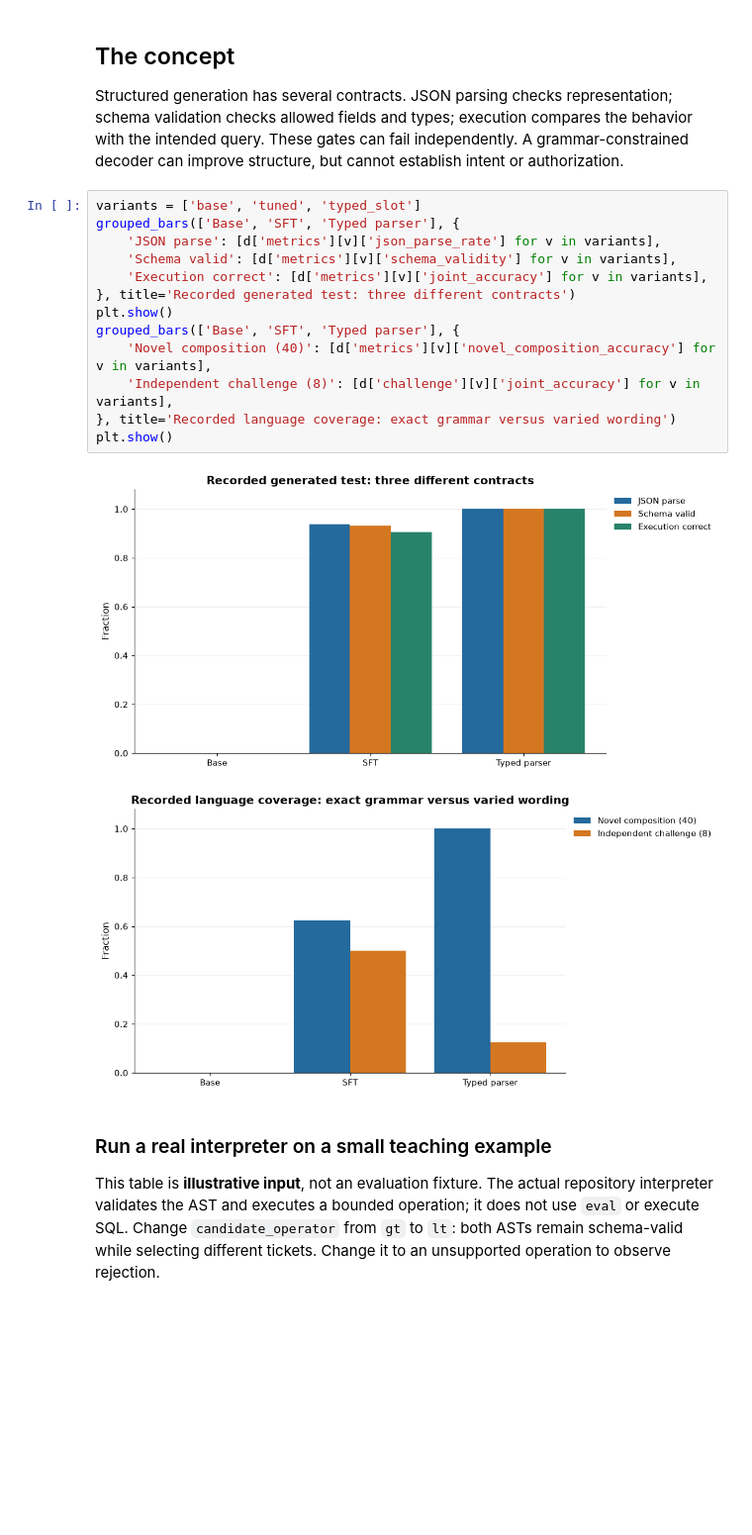
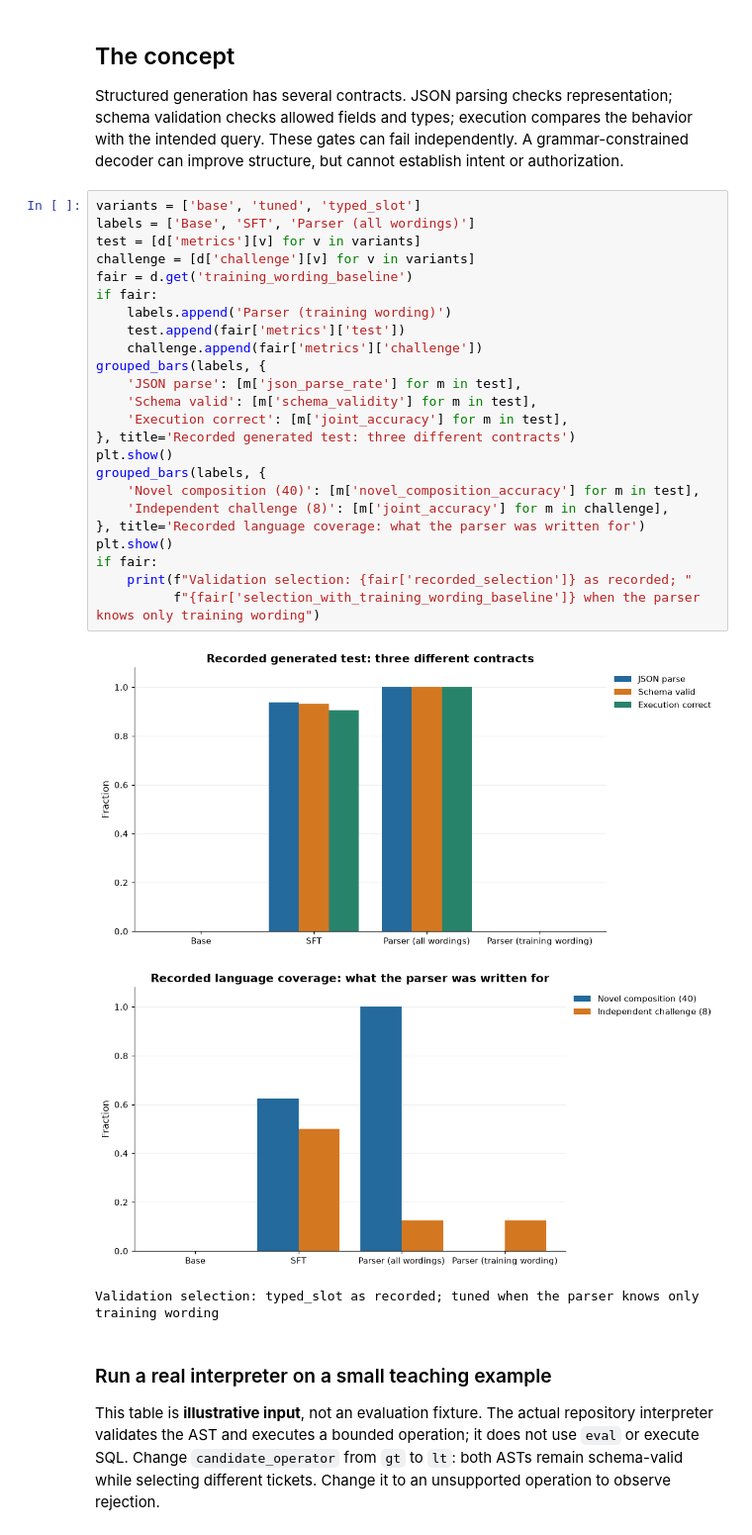
Before and after one commit to theRealMarkCastillo/ml-training, a Jupyter notebook: notebooks/D02_structured_generation.ipynb, the cells around one changed output. Shown at 99% size. Drawn from its saved outputs; the diff is of its cells as text; blank space fills up the shorter version.

```diff
--- a/notebooks/D02_structured_generation.ipynb
+++ b/notebooks/D02_structured_generation.ipynb
@@ -34,20 +34,32 @@ Run: artifacts/schema_dsl/local-s41-20261026T175054Z-61eada | recorded: 20261026
 Structured generation has several contracts. JSON parsing checks representation; schema validation checks allowed fields and types; execution compares the behavior with the intended query. These gates can fail independently. A grammar-constrained decoder can improve structure, but cannot establish intent or authorization.
 # %%
 variants = ['base', 'tuned', 'typed_slot']
-grouped_bars(['Base', 'SFT', 'Typed parser'], {
-    'JSON parse': [d['metrics'][v]['json_parse_rate'] for v in variants],
-    'Schema valid': [d['metrics'][v]['schema_validity'] for v in variants],
-    'Execution correct': [d['metrics'][v]['joint_accuracy'] for v in variants],
+labels = ['Base', 'SFT', 'Parser (all wordings)']
+test = [d['metrics'][v] for v in variants]
+challenge = [d['challenge'][v] for v in variants]
+fair = d.get('training_wording_baseline')
+if fair:
+    labels.append('Parser (training wording)')
+    test.append(fair['metrics']['test'])
+    challenge.append(fair['metrics']['challenge'])
+grouped_bars(labels, {
+    'JSON parse': [m['json_parse_rate'] for m in test],
+    'Schema valid': [m['schema_validity'] for m in test],
+    'Execution correct': [m['joint_accuracy'] for m in test],
 }, title='Recorded generated test: three different contracts')
 plt.show()
-grouped_bars(['Base', 'SFT', 'Typed parser'], {
-    'Novel composition (40)': [d['metrics'][v]['novel_composition_accuracy'] for v in variants],
-    'Independent challenge (8)': [d['challenge'][v]['joint_accuracy'] for v in variants],
-}, title='Recorded language coverage: exact grammar versus varied wording')
+grouped_bars(labels, {
+    'Novel composition (40)': [m['novel_composition_accuracy'] for m in test],
+    'Independent challenge (8)': [m['joint_accuracy'] for m in challenge],
+}, title='Recorded language coverage: what the parser was written for')
 plt.show()
+if fair:
+    print(f"Validation selection: {fair['recorded_selection']} as recorded; "
+          f"{fair['selection_with_training_wording_baseline']} when the parser knows only training wording")
 # %% [output]
-[figure, old version]
+[figure, new version]
-[figure, old version]
+[figure, new version]
+Validation selection: typed_slot as recorded; tuned when the parser knows only training wording
 # %% [markdown]
 ### Run a real interpreter on a small teaching example
 This table is **illustrative input**, not an evaluation fixture. The actual repository interpreter validates the AST and executes a bounded operation; it does not use `eval` or execute SQL. Change `candidate_operator` from `gt` to `lt`: both ASTs remain schema-valid while selecting different tickets. Change it to an unsupported operation to observe rejection.
```
Also changed, not shown: parts of 2 cells of this notebook, 18 other files.
